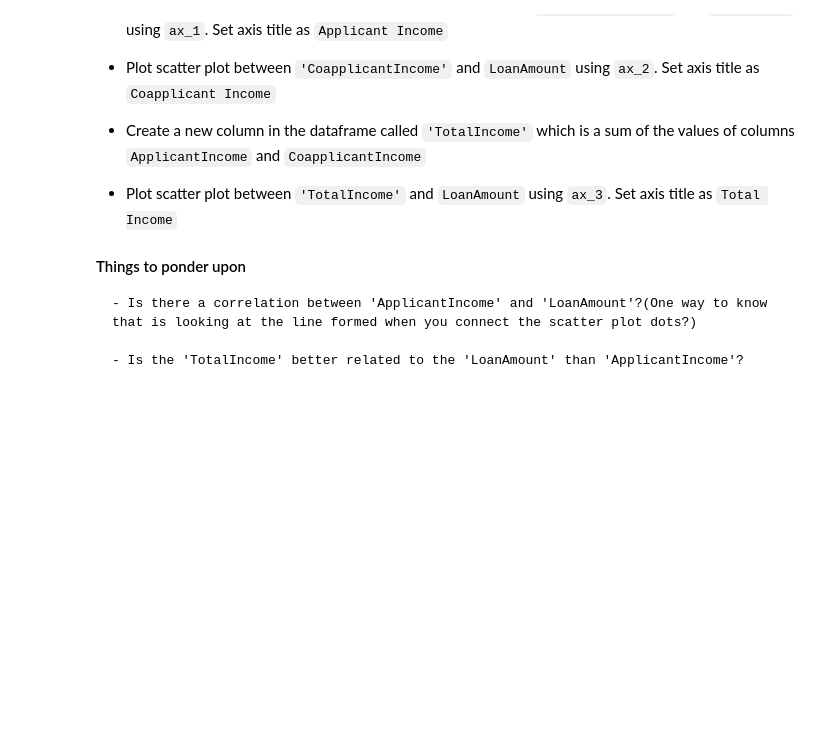
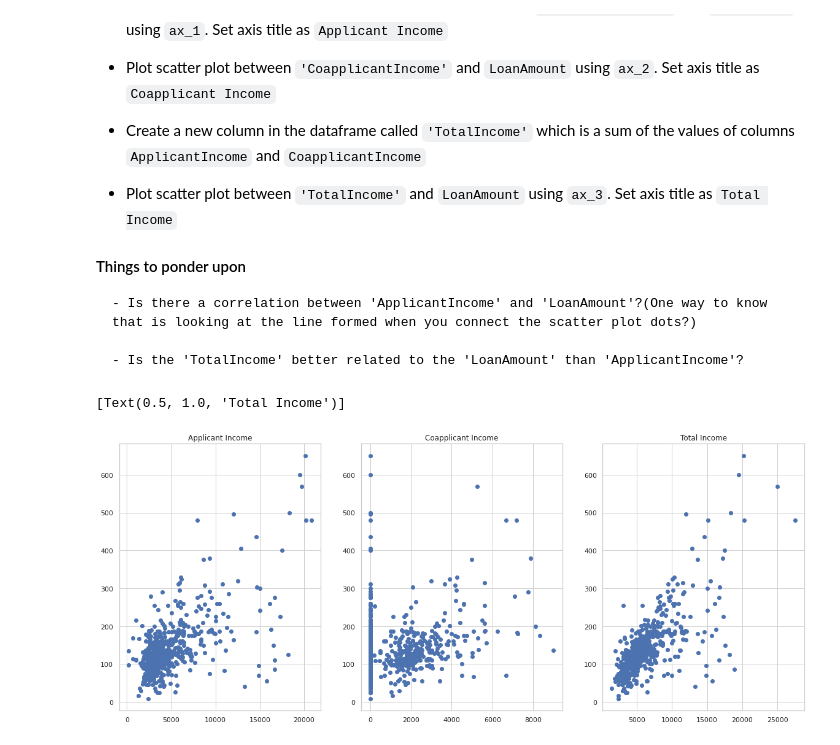
Before and after one commit to karthikchary/GLabs_Data_Science_Learn, a Jupyter notebook: Visualization.ipynb, the cells around one changed output. Drawn from its saved outputs; the diff is of its cells as text; code cells hidden in the pictures; blank space fills up the shorter version.

```diff
--- a/Visualization.ipynb
+++ b/Visualization.ipynb
@@ -373,3 +413,22 @@ For any financial institution to be successful in its loan lending system, there
     - Is there a correlation between 'ApplicantIncome' and 'LoanAmount'?(One way to know that is looking at the line formed when you connect the scatter plot dots?)
 
     - Is the 'TotalIncome' better related to the 'LoanAmount' than 'ApplicantIncome'?
+# %%
+fig, (ax_1, ax_2,ax_3) = plt.subplots(1,3, figsize=(20,8))
+#Plotting scatter plot
+ax_1.scatter(data['ApplicantIncome'],data["LoanAmount"])
+
+#Setting the subplot axis title
+ax_1.set(title='Applicant Income')
+
+ax_2.scatter(data['CoapplicantIncome'],data['LoanAmount'])
+#Setting the subplot axis title
+ax_2.set(title='Coapplicant Income')
+
+data['TotalIncome'] = data['ApplicantIncome'] + data['CoapplicantIncome']
+ax_3.scatter(data['TotalIncome'],data["LoanAmount"])
+#Setting the subplot axis title
+ax_3.set(title='Total Income')
+# %% [output]
+[Text(0.5, 1.0, 'Total Income')]
+[figure, added]
```
Also changed, not shown: parts of 6 cells of this notebook.
